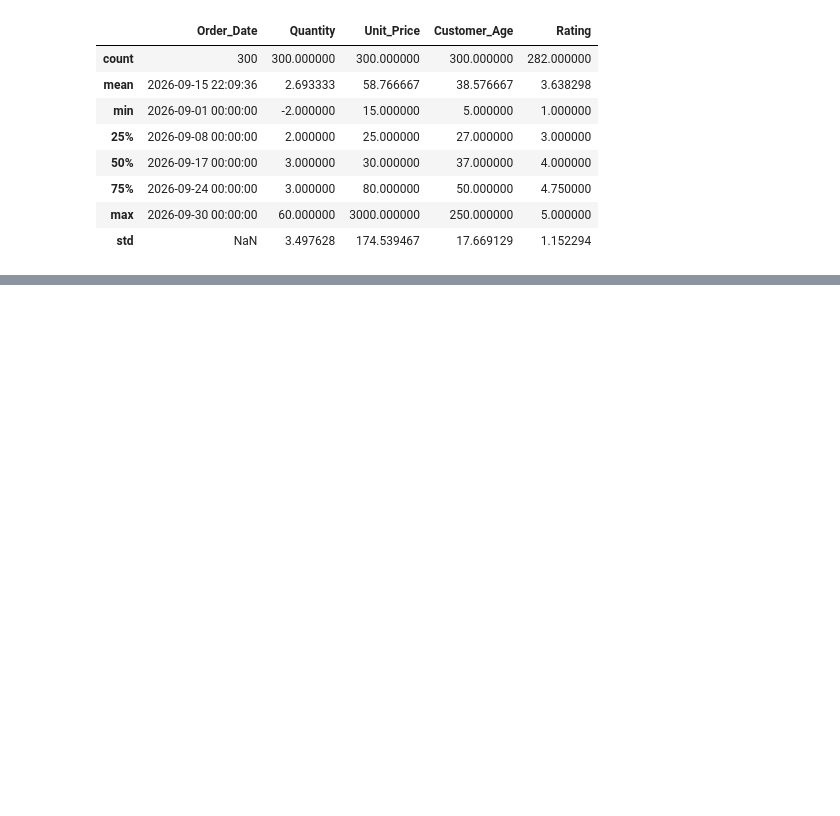
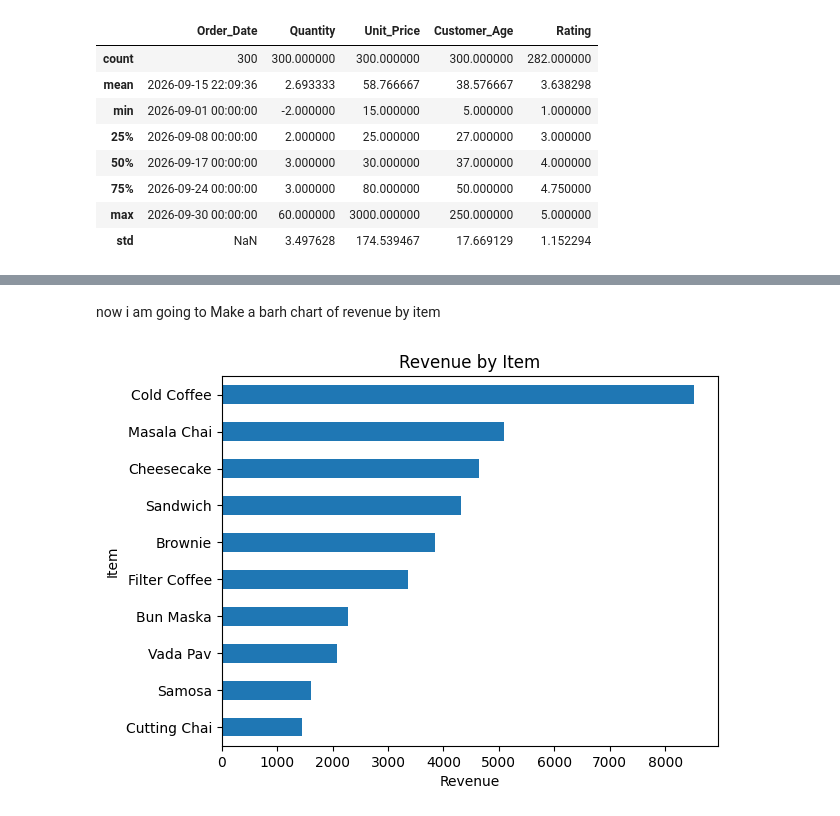
Before and after one commit to SanjeetKumarr/chai-cafe-analysis, a Jupyter notebook: Chai_Cafe_Analysis.ipynb, the cells around one changed output, grey strips where cells are left out. Cells and saved outputs as stored; diff of their text form; code cells hidden in the pictures; blank space fills up the shorter version.

```diff
--- a/Chai_Cafe_Analysis.ipynb
+++ b/Chai_Cafe_Analysis.ipynb
@@ -356,0 +642,12 @@ Name: Revenue, dtype: float64
+# %% [markdown]
+now i am going to Make a barh
+ chart of revenue by item
+# %%
+item_rev = df.groupby('Item')['Revenue'].sum().sort_values()
+item_rev.plot(kind='barh')
+plt.title('Revenue by Item')
+plt.xlabel('Revenue')
+plt.ylabel('Item')
+plt.show()
+# %% [output]
+[figure, added]
```
Also changed, not shown: parts of 145 cells of this notebook.
